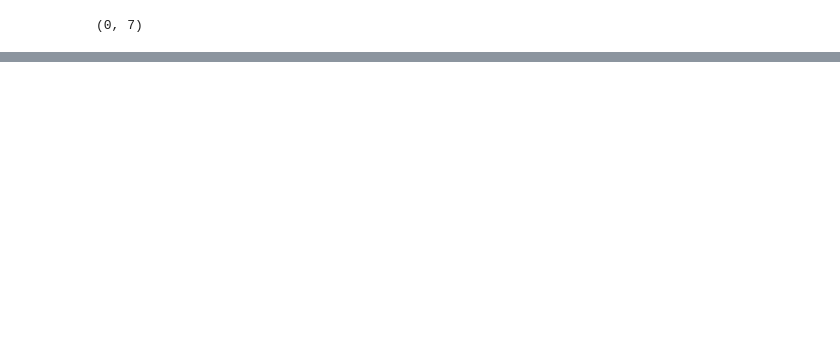
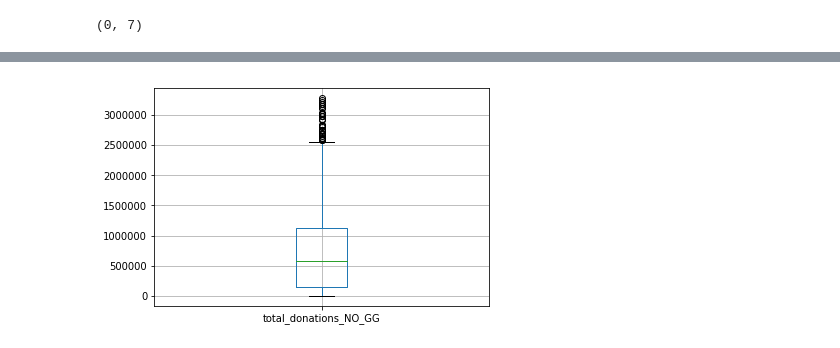
Before and after one commit to Cmorse15/560Project, a Jupyter notebook: InitialRegression.ipynb, the cells around one changed output, grey strips where cells are left out. Cells and saved outputs as stored; diff of their text form; code cells hidden in the pictures; blank space fills up the shorter version.

```diff
--- a/InitialRegression.ipynb
+++ b/InitialRegression.ipynb
@@ -208,0 +218,4 @@ bp = mydata_NO_noi.boxplot(column='total_donations_NO_GG')
+# %%
+bp = mydata_NO_noi[mydata_NO_noi['PCG_Treatment'] == 0].boxplot(column='total_donations_NO_GG')
+# %% [output]
+[figure, added]
```
Also changed, not shown: parts of 16 cells of this notebook, 2 other files.
